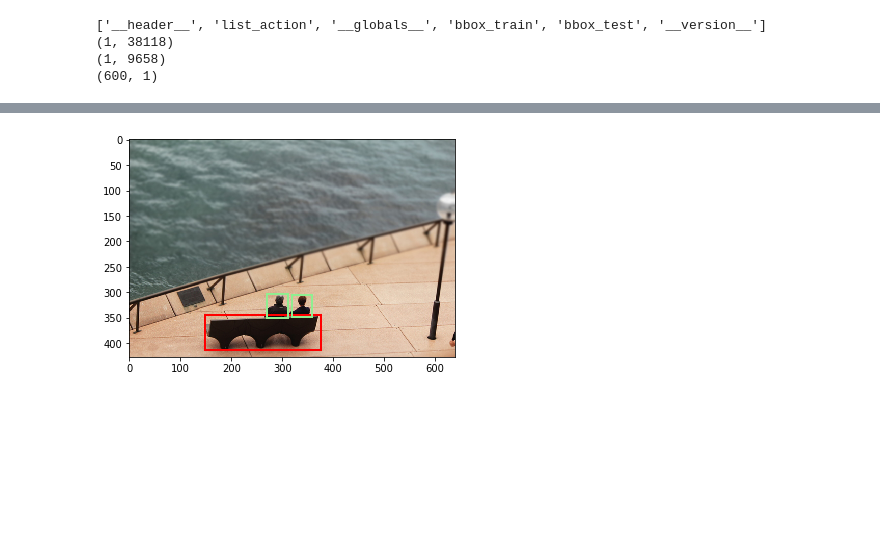
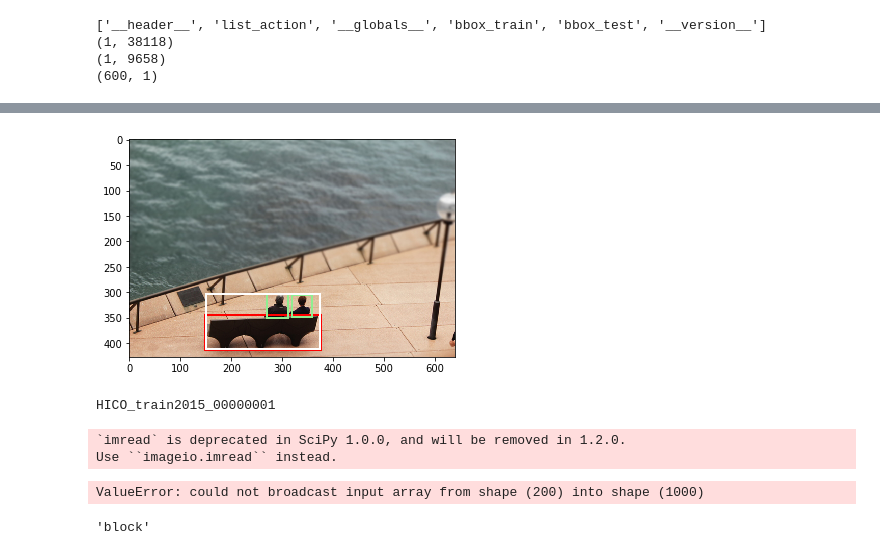
Before and after one commit to YuxuanSnow/gpnn, a Jupyter notebook: feature_extraction.ipynb, the cells around one changed output, grey strips where cells are left out. Drawn from its saved outputs; the diff is of its cells as text; code cells hidden in the pictures; blank space fills up the shorter version.

```diff
--- a/feature_extraction.ipynb
+++ b/feature_extraction.ipynb
@@ -74,29 +57,33 @@ array([5.400e+01, 8.000e+01, 3.000e+01, 1.570e+02, 9.900e+01, 4.300e+01,
 ### original image
 <p align="center"><img width="40%" src="tmp/img/HICO_test2015_00000001.jpg"></p>
 # %%
+# visualize the hico dataset: use HICO_test2015_00000001.jpg
+
 import matplotlib.pyplot as plt
 import matplotlib.patches as patches
 from PIL import Image
 import numpy as np
 
 im = np.array(Image.open('tmp/img/HICO_test2015_00000001.jpg'), dtype=np.uint8)
 
 # Create figure and axes
 fig,ax = plt.subplots(1)
 
 # Display the image
 ax.imshow(im)
 
 # Create a Rectangle patch
 rect_obj = patches.Rectangle((148,345),376-148,414-345,linewidth=2,edgecolor='r',facecolor='none')
 rect_h1 = patches.Rectangle((320,306),359-320,349-306,linewidth=2,edgecolor='lightgreen',facecolor='none')
 rect_h2 = patches.Rectangle((270,303),311-270,350-303,linewidth=2,edgecolor='lightgreen',facecolor='none')
+rect_h3 = patches.Rectangle((150,303),374-150,412-303,linewidth=2,edgecolor='white',facecolor='none')
 
 # Add the patch to the Axes
 ax.add_patch(rect_obj)
 ax.add_patch(rect_h1)
 ax.add_patch(rect_h2)
+ax.add_patch(rect_h3)
 
 plt.show()
 # %% [output]
-[figure, old version]
+[figure, new version]
@@ -102,0 +157,64 @@ plt.show()
+# %%
+# roi extract features
+
+import feature_extraction.extract_roi_features as extract_roi_features
+
+total_idx = 0
+skip_idx = 0
+used_img_list = list()
+for i_image, img_name in enumerate(image_list):
+    print(img_name)
+    total_idx += 1
+    # Extracted bounding boxes and classes
+    det_boxes_all = np.empty((0, 4))
+    det_classes_all = list()
+    for c in range(1, len(classes)): # except position 0 because it is "__background__"
+        for detection in det_res[c][i_image]:
+            if detection[4] > 0.7:
+                det_boxes_all = np.vstack((det_boxes_all, np.array(detection[:4])[np.newaxis, ...]))
+                det_classes_all.append(c)
+    if len(det_classes_all) == 0: # image action not in the classes
+        print(' skipping')
+        skip_idx += 1
+        continue
+
+    used_img_list.append(img_name + '\n')
+
+    edge_classes = list()
+
+    for person_i, person_c in enumerate(det_classes_all):
+        if person_c == 1:
+            for obj_i, obj_c in enumerate(det_classes_all):
+                if obj_c == 1:
+                    continue
+                combined_box = extract_roi_features.combine_box(det_boxes_all[person_i, :], det_boxes_all[obj_i, :])
+                det_boxes_all = np.vstack((det_boxes_all, combined_box))
+                edge_classes.append(0)
+    det_classes_all.extend(edge_classes)
+
+    # Get image feature by applying VGG to ROI (roi_vgg)
+    image_path = os.path.join(hico_path, 'hico_20160224_det', "images",'train2015',img_name + '.jpg')
+    assert os.path.exists(image_path)
+    original_img = scipy.misc.imread(image_path, mode='RGB')
+
+    roi_features = np.zeros((det_boxes_all.shape[0], 1000))
+
+
+    for i_box in range(det_boxes_all.shape[0]):
+        roi = det_boxes_all[i_box, :].astype(int)
+        roi_image = original_img[roi[1]:roi[3]+1, roi[0]:roi[2]+1, :]
+        # plt.imshow(roi_image)
+        # plt.show()
+        roi_image = transform(cv2.resize(roi_image, (input_h, input_w), interpolation=cv2.INTER_LINEAR))
+        roi_image = torch.autograd.Variable(roi_image.unsqueeze(0)).cuda()
+        feature, _ = feature_network(roi_image)
+        roi_features[i_box, ...] = feature.data.cpu().numpy()
+
+    np.save(os.path.join(feature_path, '{}_classes'.format(img_name)), det_classes_all)
+    np.save(os.path.join(feature_path, '{}_boxes'.format(img_name)), det_boxes_all)
+    np.save(os.path.join(feature_path, '{}_features'.format(img_name)), roi_features)
+# %% [output]
+HICO_train2015_00000001
+`imread` is deprecated in SciPy 1.0.0, and will be removed in 1.2.0.
+Use ``imageio.imread`` instead.
+ValueError: could not broadcast input array from shape (200) into shape (1000)
@@ -102,0 +308,4 @@ plt.show()
+# %%
+action_coco
+# %% [output]
+'block'
```
Also changed, not shown: parts of 9 cells of this notebook, 17 other files.
